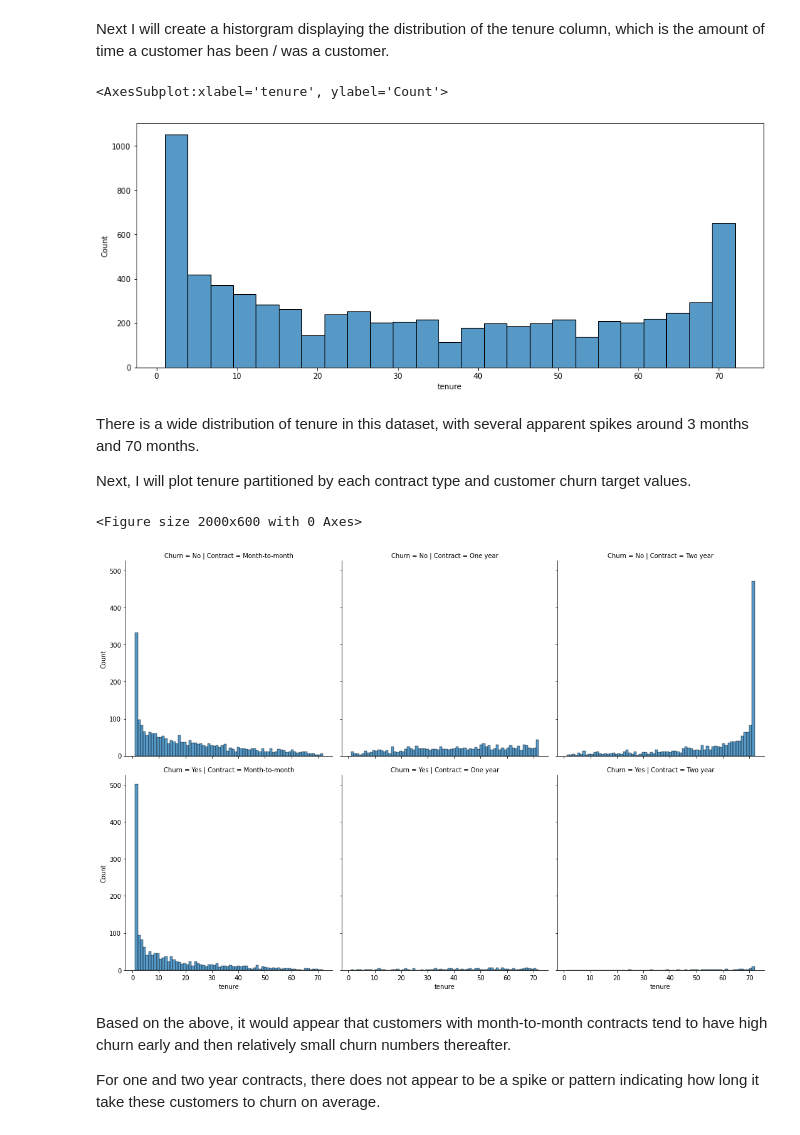
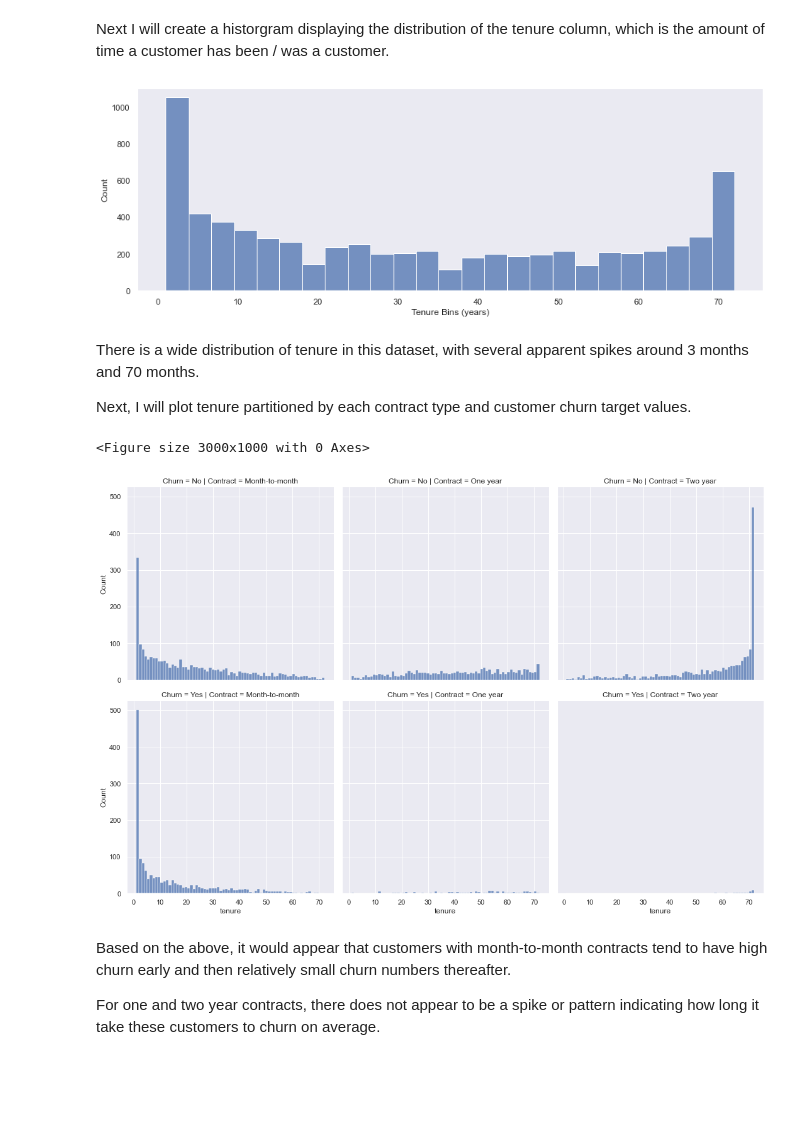
Before and after one commit to akstl1/Supervised-Learning-Capstone, a Jupyter notebook: Supervised Learning Capstone Project .ipynb, the cells around one changed output. Saved outputs shown, nothing was run; the diff lists cells and outputs as text; code cells hidden in the pictures; blank space fills up the shorter version.

```diff
--- a/Supervised Learning Capstone Project .ipynb
+++ b/Supervised Learning Capstone Project .ipynb
@@ -94,0 +94,8 @@ sns.countplot(data=df, x='Churn')
+# %%
+plt.figure(figsize=(15,5))
+sns.countplot(data=df, x='Churn')
+plt.grid(False)
+sns.set(rc={'figure.facecolor':'white'})
+plt.ylabel("Count")
+plt.xlabel("Churn Status")
+plt.savefig('./Supervised Learning Capstone Images/1_churn_count_plot.png')
@@ -103,0 +108,8 @@ sns.violinplot(data=df,y='TotalCharges',x='Churn')
+# %%
+plt.figure(figsize=(15,5))
+sns.violinplot(data=df,y='TotalCharges',x='Churn')
+plt.grid(False)
+sns.set(rc={'figure.facecolor':'white'})
+plt.xlabel("Churn Status")
+plt.ylabel("Total Charges ($)")
+plt.savefig('./Supervised Learning Capstone Images/2_churn_violin_plot.png')
@@ -106,6 +120,11 @@ In the above, I see that there is a jump in TotalChares at ~$1000.
 
 Next, I will plot contract types vs TotalCharges, with a hue of Churn, in boxplots. This can help me determine whether contract type appears to have an influence on churn.
 # %%
-plt.figure(figsize=(14,6))
+plt.figure(figsize=(15,5))
 sns.boxplot(data=df,x='Contract',y='TotalCharges',hue='Churn')
+plt.grid(False)
+sns.set(rc={'figure.facecolor':'white'})
+plt.xlabel("Contract Type")
+plt.ylabel("Total Charges ($)")
+plt.savefig('./Supervised Learning Capstone Images/3_contract_bar_plot.png')
 # %% [output]
@@ -153,4 +171,9 @@ Name: Churn_Yes, dtype: float64
 plt.figure(figsize=(15,5))
 plt.xticks(rotation=90)
 sns.barplot(x=corr_df['Churn_Yes'].sort_values().iloc[1:-1].index, y=corr_df['Churn_Yes'].sort_values().iloc[1:-1].values)
+plt.grid(False)
+sns.set(rc={'figure.facecolor':'white'})
+plt.xlabel("Variables")
+plt.ylabel("Correlation with Churn")
+plt.savefig('./Supervised Learning Capstone Images/4_correlation_plot.png')
 # %% [output]
@@ -175,21 +197,28 @@ array(['Month-to-month', 'One year', 'Two year'], dtype=object)
 # %% [markdown]
 Next I will create a historgram displaying the distribution of the tenure column, which is the amount of time a customer has been / was a customer.
 # %%
-plt.figure(figsize=(15,6))
+plt.figure(figsize=(15,5))
 sns.histplot(data=df,x='tenure',bins=25)
+plt.grid(False)
+sns.set(rc={'figure.facecolor':'white'})
+plt.xlabel("Tenure Bins (years)")
+plt.ylabel("Count")
+plt.savefig('./Supervised Learning Capstone Images/5_tenure_count.png')
 # %% [output]
-<AxesSubplot:xlabel='tenure', ylabel='Count'>
-[figure, old version]
+[figure, new version]
 # %% [markdown]
 There is a wide distribution of tenure in this dataset, with several apparent spikes around 3 months and 70 months.
 
 Next, I will plot tenure partitioned by each contract type and customer churn target values.
 # %%
-plt.figure(figsize=(10,3),dpi=200)
-sns.displot(data=df,x='tenure',bins=70,col='Contract',row='Churn');
+plt.figure(figsize=(15,5),dpi=200)
+sns.displot(data=df,x='tenure',bins=70,col='Contract',row='Churn')
+plt.grid(False)
+sns.set(rc={'figure.facecolor':'white'})
+plt.savefig('./Supervised Learning Capstone Images/6_tenure_churn_contract_plots.png')
 # %% [output]
-<Figure size 2000x600 with 0 Axes>
+<Figure size 3000x1000 with 0 Axes>
-[figure, old version]
+[figure, new version]
 # %% [markdown]
 Based on the above, it would appear that customers with month-to-month contracts tend to have high churn early and then relatively small churn numbers thereafter.
 
```
Also changed, not shown: parts of 21 cells of this notebook.
